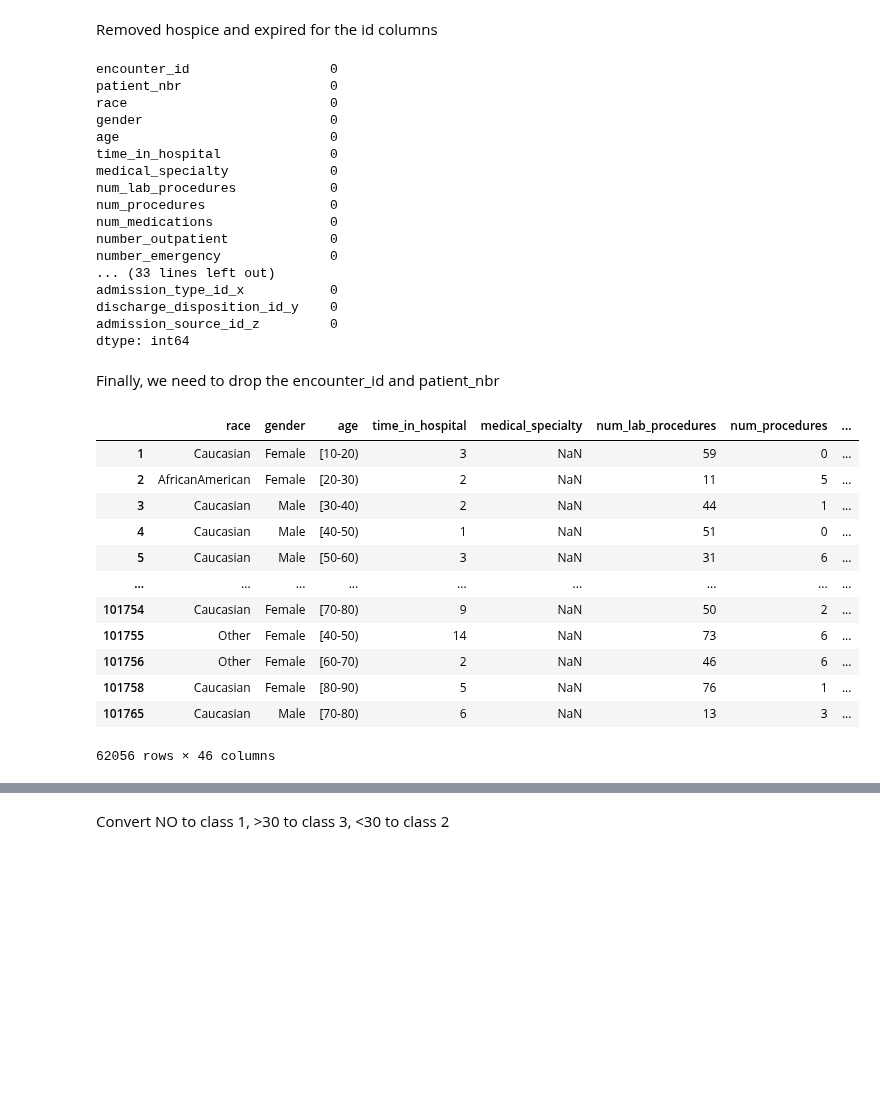
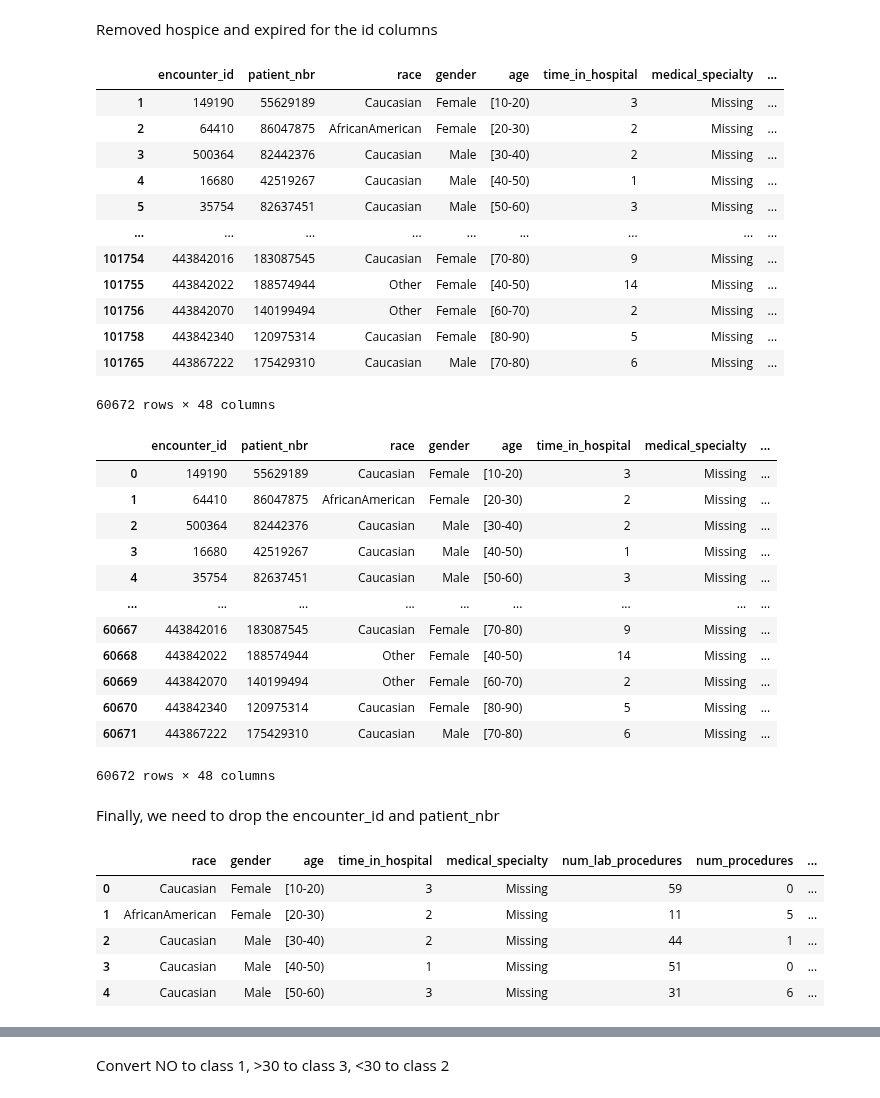
Before and after one commit to scottdyl/qtw, a Jupyter notebook: case study 2/Satvik/Satvik_Ajmera_QtW_CaseStudy2-Final.ipynb, the cells around one changed output, grey strips where cells are left out. Cells and saved outputs as stored; diff of their text form; code cells hidden in the pictures; blank space fills up the shorter version.

```diff
--- a/case study 2/Satvik/Satvik_Ajmera_QtW_CaseStudy2-Final.ipynb
+++ b/case study 2/Satvik/Satvik_Ajmera_QtW_CaseStudy2-Final.ipynb
@@ -480,45 +441,50 @@ new_df
 Removed hospice and expired for the id columns
 # %%
 removed_df = new_df[(new_df["discharge_disposition_id_y"] != "Hospice / home") & (new_df["discharge_disposition_id_y"] != "Hospice / medical facility") & (new_df["discharge_disposition_id_y"] != "Expired") & (new_df["discharge_disposition_id_y"] != "Expired at home. Medicaid only, hospice.")]
+# %%
+removed_df
+# %% [output]
+|  | encounter_id | patient_nbr | race | gender | age | time_in_hospital | medical_specialty | ... |
+| 1 | 149190 | 55629189 | Caucasian | Female | [10-20) | 3 | Missing | ... |
+| 2 | 64410 | 86047875 | AfricanAmerican | Female | [20-30) | 2 | Missing | ... |
+| 3 | 500364 | 82442376 | Caucasian | Male | [30-40) | 2 | Missing | ... |
+| 4 | 16680 | 42519267 | Caucasian | Male | [40-50) | 1 | Missing | ... |
+| 5 | 35754 | 82637451 | Caucasian | Male | [50-60) | 3 | Missing | ... |
+| ... | ... | ... | ... | ... | ... | ... | ... | ... |
+| 101754 | 443842016 | 183087545 | Caucasian | Female | [70-80) | 9 | Missing | ... |
+| 101755 | 443842022 | 188574944 | Other | Female | [40-50) | 14 | Missing | ... |
+| 101756 | 443842070 | 140199494 | Other | Female | [60-70) | 2 | Missing | ... |
+| 101758 | 443842340 | 120975314 | Caucasian | Female | [80-90) | 5 | Missing | ... |
+| 101765 | 443867222 | 175429310 | Caucasian | Male | [70-80) | 6 | Missing | ... |
+60672 rows × 48 columns
 # %%
 removed_df.reset_index(inplace=True,drop=True)
-# %%
-removed_df.isna().sum()
-# %% [output]
-encounter_id                  0
-patient_nbr                   0
-race                          0
-gender                        0
-age                           0
-time_in_hospital              0
-medical_specialty             0
-num_lab_procedures            0
-num_procedures                0
-num_medications               0
-number_outpatient             0
-number_emergency              0
-... (33 lines left out)
-admission_type_id_x           0
-discharge_disposition_id_y    0
-admission_source_id_z         0
-dtype: int64
+# %%
+removed_df
+# %% [output]
+|  | encounter_id | patient_nbr | race | gender | age | time_in_hospital | medical_specialty | ... |
+| 0 | 149190 | 55629189 | Caucasian | Female | [10-20) | 3 | Missing | ... |
+| 1 | 64410 | 86047875 | AfricanAmerican | Female | [20-30) | 2 | Missing | ... |
+| 2 | 500364 | 82442376 | Caucasian | Male | [30-40) | 2 | Missing | ... |
+| 3 | 16680 | 42519267 | Caucasian | Male | [40-50) | 1 | Missing | ... |
+| 4 | 35754 | 82637451 | Caucasian | Male | [50-60) | 3 | Missing | ... |
+| ... | ... | ... | ... | ... | ... | ... | ... | ... |
+| 60667 | 443842016 | 183087545 | Caucasian | Female | [70-80) | 9 | Missing | ... |
+| 60668 | 443842022 | 188574944 | Other | Female | [40-50) | 14 | Missing | ... |
+| 60669 | 443842070 | 140199494 | Other | Female | [60-70) | 2 | Missing | ... |
+| 60670 | 443842340 | 120975314 | Caucasian | Female | [80-90) | 5 | Missing | ... |
+| 60671 | 443867222 | 175429310 | Caucasian | Male | [70-80) | 6 | Missing | ... |
+60672 rows × 48 columns
 # %% [markdown]
 Finally, we need to drop the encounter_id and patient_nbr
 # %%
-final_df = next_df.drop(columns = ["encounter_id","patient_nbr"])
+final_df = removed_df.drop(columns = ["encounter_id","patient_nbr"])
 # %%
-final_df
+final_df.head()
 # %% [output]
 |  | race | gender | age | time_in_hospital | medical_specialty | num_lab_procedures | num_procedures | ... |
-| 1 | Caucasian | Female | [10-20) | 3 | NaN | 59 | 0 | ... |
-| 2 | AfricanAmerican | Female | [20-30) | 2 | NaN | 11 | 5 | ... |
-| 3 | Caucasian | Male | [30-40) | 2 | NaN | 44 | 1 | ... |
-| 4 | Caucasian | Male | [40-50) | 1 | NaN | 51 | 0 | ... |
-| 5 | Caucasian | Male | [50-60) | 3 | NaN | 31 | 6 | ... |
-| ... | ... | ... | ... | ... | ... | ... | ... | ... |
-| 101754 | Caucasian | Female | [70-80) | 9 | NaN | 50 | 2 | ... |
-| 101755 | Other | Female | [40-50) | 14 | NaN | 73 | 6 | ... |
-| 101756 | Other | Female | [60-70) | 2 | NaN | 46 | 6 | ... |
-| 101758 | Caucasian | Female | [80-90) | 5 | NaN | 76 | 1 | ... |
-| 101765 | Caucasian | Male | [70-80) | 6 | NaN | 13 | 3 | ... |
+| 0 | Caucasian | Female | [10-20) | 3 | Missing | 59 | 0 | ... |
+| 1 | AfricanAmerican | Female | [20-30) | 2 | Missing | 11 | 5 | ... |
+| 2 | Caucasian | Male | [30-40) | 2 | Missing | 44 | 1 | ... |
+| 3 | Caucasian | Male | [40-50) | 1 | Missing | 51 | 0 | ... |
+| 4 | Caucasian | Male | [50-60) | 3 | Missing | 31 | 6 | ... |
-62056 rows × 46 columns
```
Also changed, not shown: parts of 60 cells of this notebook.
